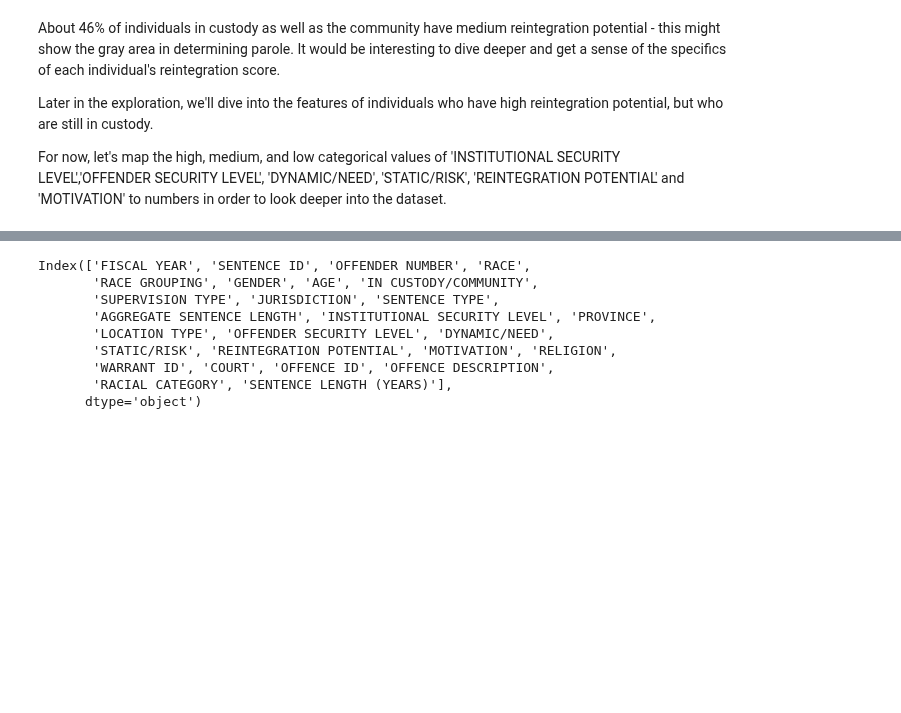
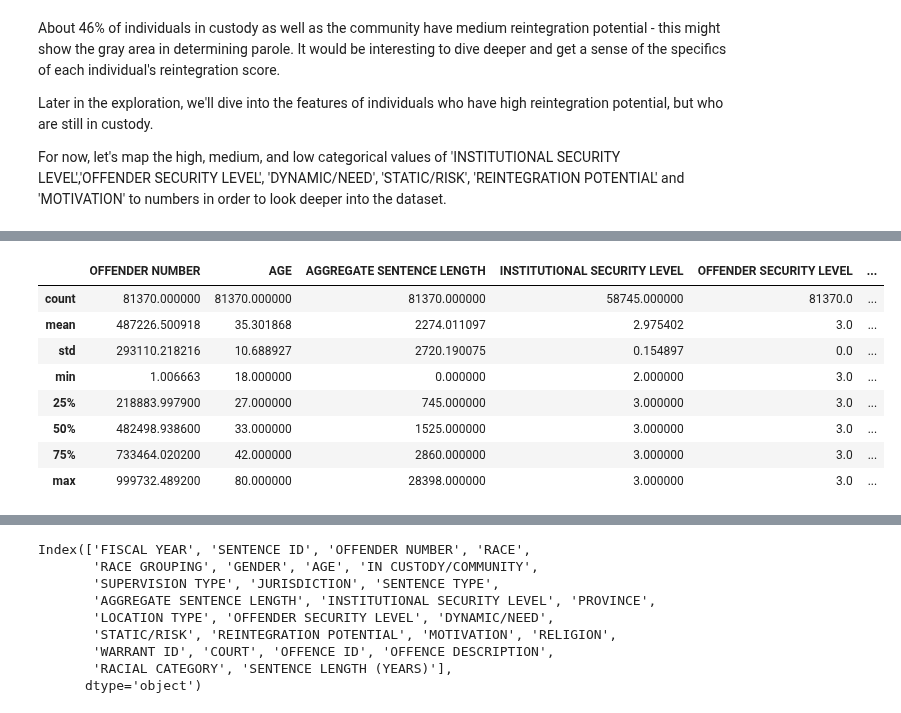
Before and after one commit to anastasiabizyayeva/Bias_Behind_Bars, a Jupyter notebook: EDA.ipynb, the cells around one changed output, grey strips where cells are left out. Cells and saved outputs as stored; diff of their text form; code cells hidden in the pictures; blank space fills up the shorter version.

```diff
--- a/EDA.ipynb
+++ b/EDA.ipynb
@@ -355,0 +430,12 @@ For now, let's map the high, medium, and low categorical values of 'INSTITUTIONA
+# %%
+worst_scores.describe()
+# %% [output]
+|  | OFFENDER NUMBER | AGE | AGGREGATE SENTENCE LENGTH | INSTITUTIONAL SECURITY LEVEL | OFFENDER SECURITY LEVEL | ... |
+| count | 81370.000000 | 81370.000000 | 81370.000000 | 58745.000000 | 81370.0 | ... |
+| mean | 487226.500918 | 35.301868 | 2274.011097 | 2.975402 | 3.0 | ... |
+| std | 293110.218216 | 10.688927 | 2720.190075 | 0.154897 | 0.0 | ... |
+| min | 1.006663 | 18.000000 | 0.000000 | 2.000000 | 3.0 | ... |
+| 25% | 218883.997900 | 27.000000 | 745.000000 | 3.000000 | 3.0 | ... |
+| 50% | 482498.938600 | 33.000000 | 1525.000000 | 3.000000 | 3.0 | ... |
+| 75% | 733464.020200 | 42.000000 | 2860.000000 | 3.000000 | 3.0 | ... |
+| max | 999732.489200 | 80.000000 | 28398.000000 | 3.000000 | 3.0 | ... |
```
Also changed, not shown: parts of 11 cells of this notebook.
